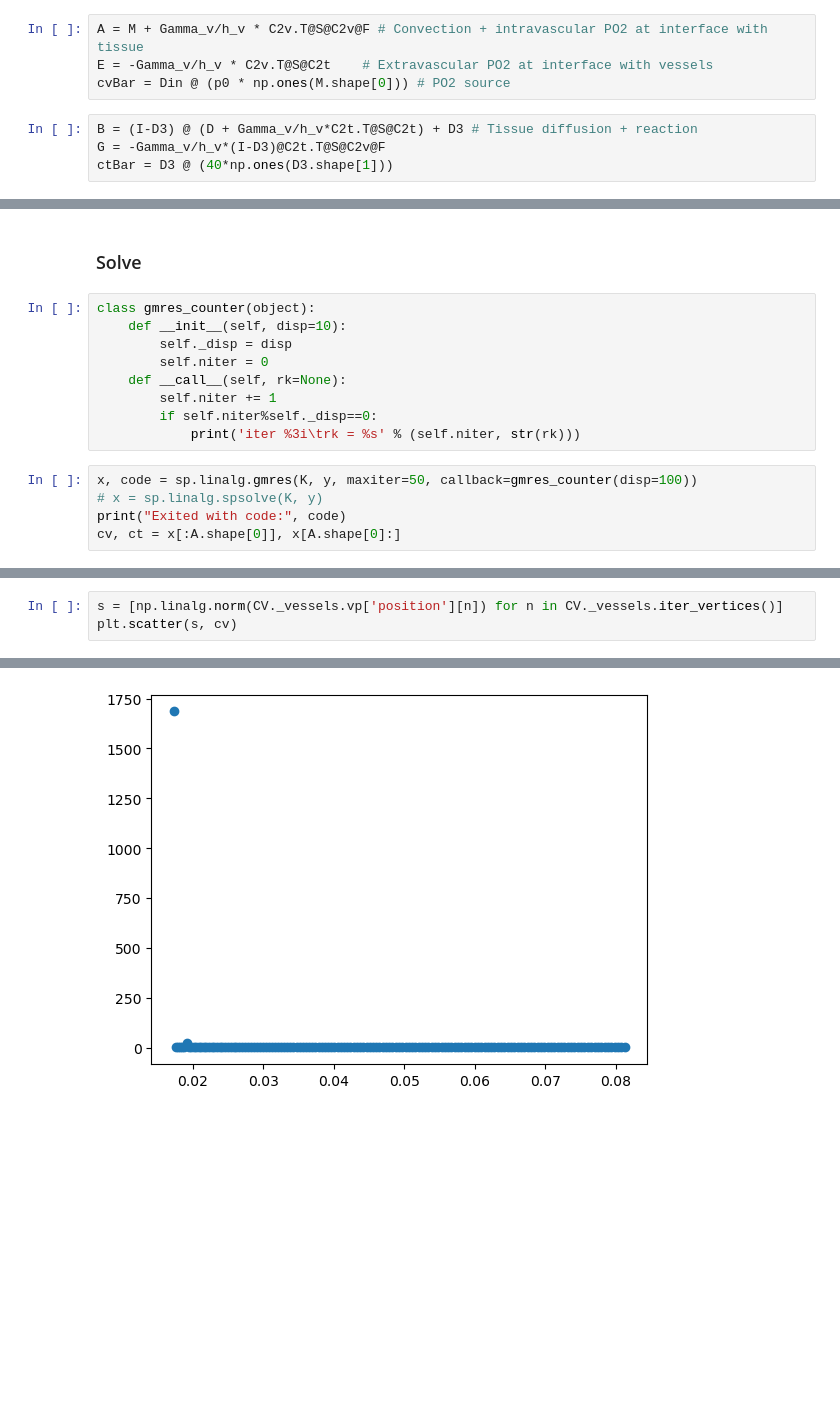
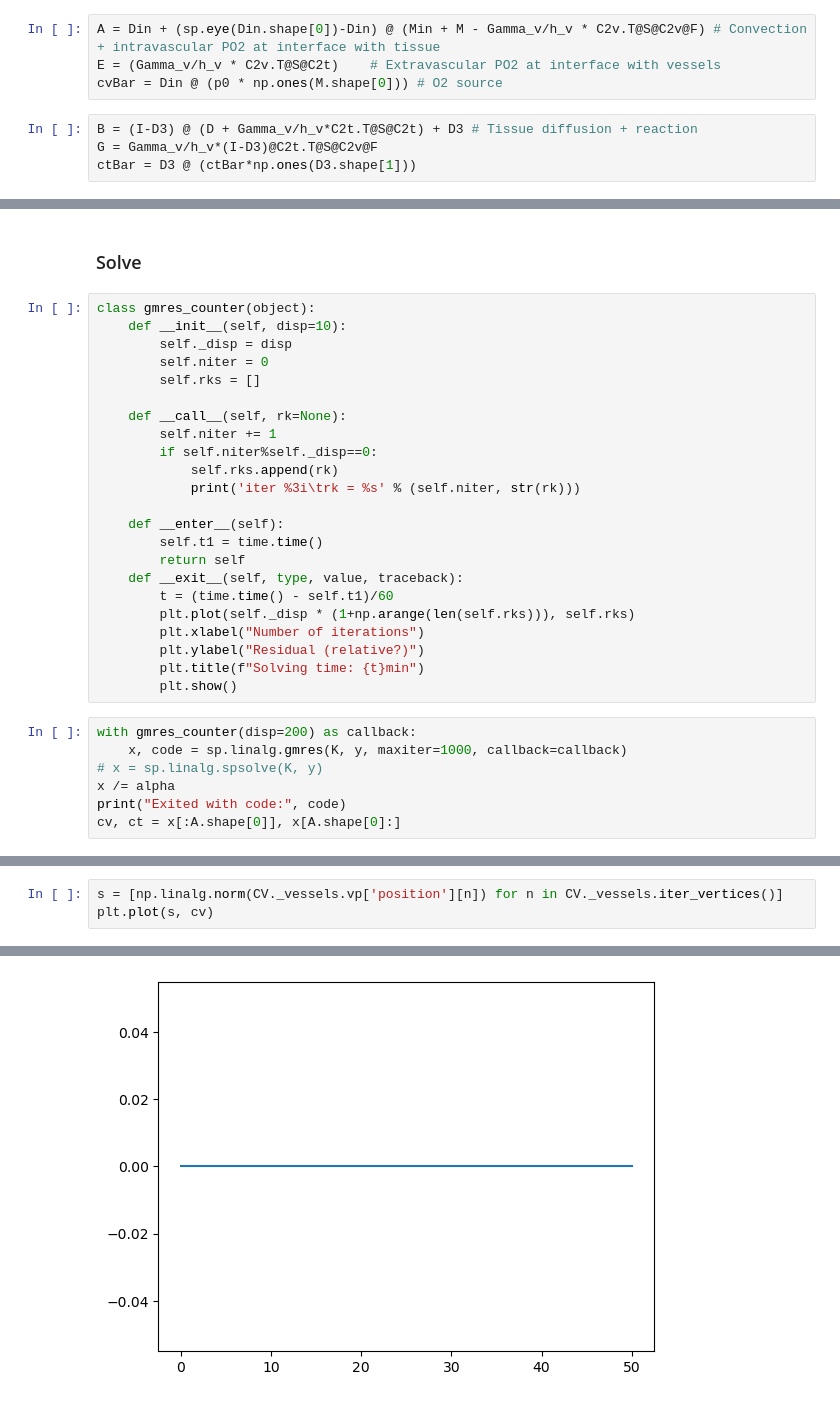
Before and after one commit to remihndz/Macular-Oxygenation, a Jupyter notebook: Oxygen-Voxel-Method/src/CleanCode.ipynb, the cells around one changed output, grey strips where cells are left out. Saved outputs shown, nothing was run; the diff lists cells and outputs as text; blank space fills up the shorter version.

```diff
--- a/Oxygen-Voxel-Method/src/CleanCode.ipynb
+++ b/Oxygen-Voxel-Method/src/CleanCode.ipynb
@@ -1118,13 +1290,13 @@ S = SurfaceAreaMatrix(CV)
 # %% [markdown]
 ### Full system
 # %%
-A = M + Gamma_v/h_v * C2v.T@S@C2v@F # Convection + intravascular PO2 at interface with tissue
-E = -Gamma_v/h_v * C2v.T@S@C2t    # Extravascular PO2 at interface with vessels
-cvBar = Din @ (p0 * np.ones(M.shape[0])) # PO2 source
+A = Din + (sp.eye(Din.shape[0])-Din) @ (Min + M - Gamma_v/h_v * C2v.T@S@C2v@F) # Convection + intravascular PO2 at interface with tissue
+E = (Gamma_v/h_v * C2v.T@S@C2t)    # Extravascular PO2 at interface with vessels
+cvBar = Din @ (p0 * np.ones(M.shape[0])) # O2 source
 # %%
 B = (I-D3) @ (D + Gamma_v/h_v*C2t.T@S@C2t) + D3 # Tissue diffusion + reaction
-G = -Gamma_v/h_v*(I-D3)@C2t.T@S@C2v@F
-ctBar = D3 @ (40*np.ones(D3.shape[1]))
+G = Gamma_v/h_v*(I-D3)@C2t.T@S@C2v@F
+ctBar = D3 @ (ctBar*np.ones(D3.shape[1]))
 # %%
 K = sp.bmat([[A,E], [G,B]]).tocsc()
 # del A,E,G,B
@@ -1136,13 +1309,29 @@ class gmres_counter(object):
     def __init__(self, disp=10):
         self._disp = disp
         self.niter = 0
+        self.rks = []
+
     def __call__(self, rk=None):
         self.niter += 1
         if self.niter%self._disp==0:
+            self.rks.append(rk)
             print('iter %3i\trk = %s' % (self.niter, str(rk)))
+
+    def __enter__(self):
+        self.t1 = time.time()
+        return self
+    def __exit__(self, type, value, traceback):
+        t = (time.time() - self.t1)/60
+        plt.plot(self._disp * (1+np.arange(len(self.rks))), self.rks)
+        plt.xlabel("Number of iterations")
+        plt.ylabel("Residual (relative?)")
+        plt.title(f"Solving time: {t}min")
+        plt.show()
 # %%
-x, code = sp.linalg.gmres(K, y, maxiter=50, callback=gmres_counter(disp=100))
+with gmres_counter(disp=200) as callback:
+    x, code = sp.linalg.gmres(K, y, maxiter=1000, callback=callback)
 # x = sp.linalg.spsolve(K, y)
+x /= alpha
 print("Exited with code:", code)
 cv, ct = x[:A.shape[0]], x[A.shape[0]:]
 # %% [output]
@@ -1150,4 +1340,4 @@ Exited with code: 50
 # %%
 s = [np.linalg.norm(CV._vessels.vp['position'][n]) for n in CV._vessels.iter_vertices()]
-plt.scatter(s, cv)
+plt.plot(s, cv)
 # %% [output]
@@ -1155 +1345 @@ plt.scatter(s, cv)
-[figure, old version]
+[figure, new version]
```
Also changed, not shown: parts of 26 cells of this notebook.
